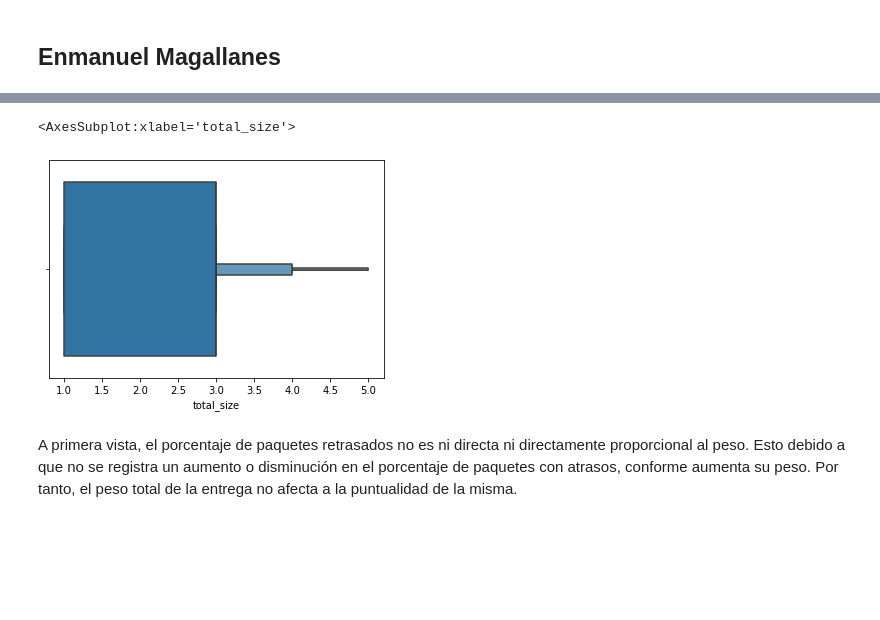
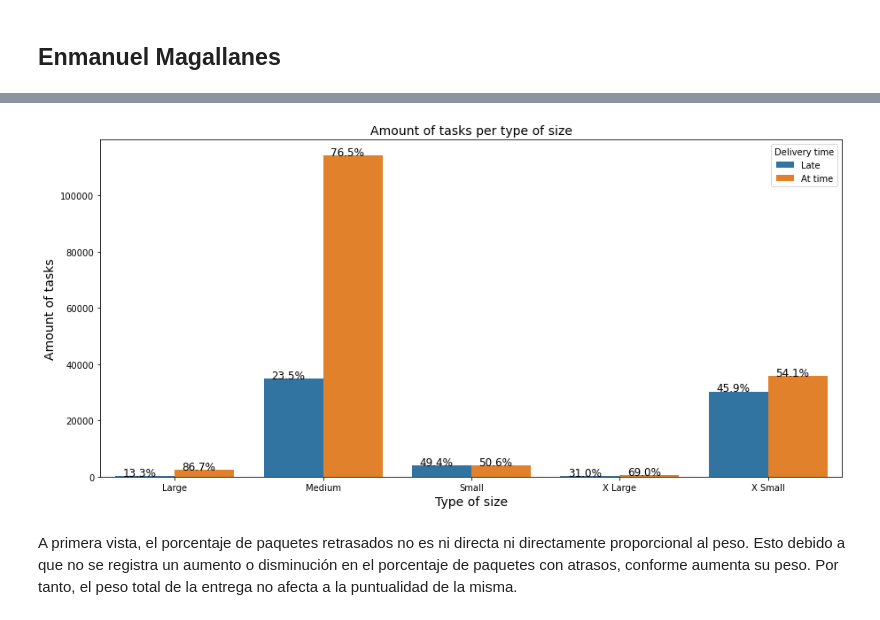
Before and after one commit to enmanuel-mag/ICD-Proyect, a Jupyter notebook: Proyect/notebooks/icd.ipynb, the cells around one changed output, grey strips where cells are left out. Saved outputs shown, nothing was run; the diff lists cells and outputs as text; code cells hidden in the pictures; blank space fills up the shorter version.

```diff
--- a/Proyect/notebooks/icd.ipynb
+++ b/Proyect/notebooks/icd.ipynb
@@ -93,6 +103,0 @@ set_labels('Frecuencia de los tipos de peso', 'Tipo de peso', 'Frecuencia')
-# %%
-## Boxplot of total_size
-sns.boxenplot(data=dff, x='total_size')
-# %% [output]
-<AxesSubplot:xlabel='total_size'>
-[figure, removed]
@@ -106,11 +104,18 @@ df.columns
-# %%
-df['is_late'] = df['delivery'] < df['delivery_effective']
+# %%
+# Add column to mark task that was deliveried with delay
+df['is_late'] = df['delivery_dt'] < df['delivery_effective']
 # %%
-gwl = df[['id', 'class_weight', 'is_late']].groupby(['class_weight', 'is_late'])['id'].count().reset_index()
+gwl = df[['id', 'total_size', 'is_late']].groupby(['total_size', 'is_late'])['id'].count().reset_index()
 # %%
 plt.figure(figsize=(15,7))
-f = sns.barplot(data=gwl, x='class_weight', y='id', hue='is_late')
-with_hue(f, df.class_weight, 8, 2)
+f = sns.barplot(data=gwl, x='total_size', y='id', hue='is_late')
+set_labels(
+  'Amount of tasks per type of size', 'Type of size', 'Amount of tasks',
+  legend={'object': f.get_legend(), 'title': 'Delivery time', 'texts': ['Late', 'Not late']
+})
+with_hue(f, df['total_size'], 5, 2)
+# %% [output]
+[figure, added]
 # %% [markdown]
 A primera vista, el porcentaje de paquetes retrasados no es ni directa ni directamente proporcional al peso. Esto debido a que no se registra un aumento o disminución en el porcentaje de paquetes con atrasos, conforme aumenta su peso. Por tanto, el peso total de la entrega no afecta a la puntualidad de la misma.
 # %%
```
Also changed, not shown: parts of 9 cells of this notebook.
